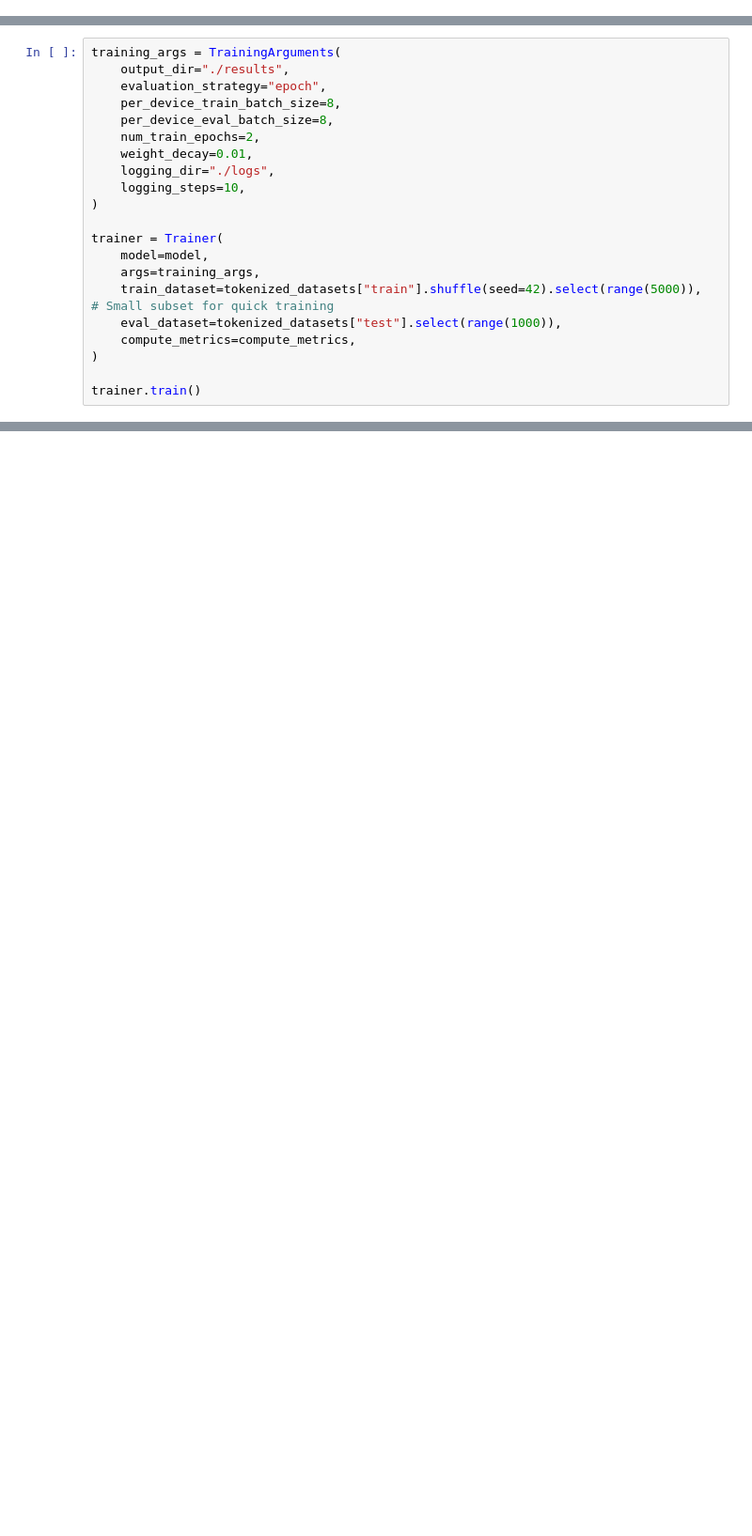
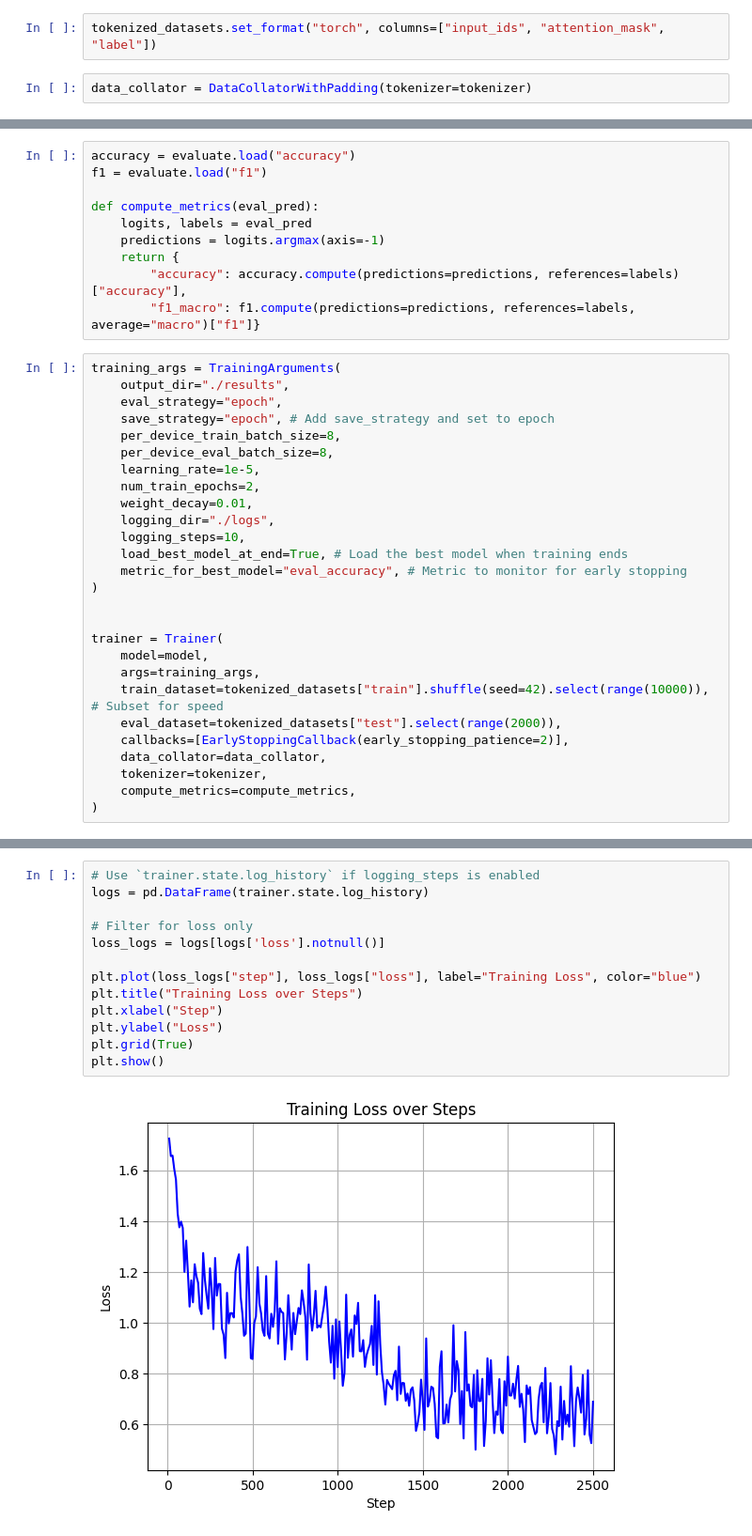
Before and after one commit to sandrabinu3/LLM-BERT, a Jupyter notebook: BERT.ipynb, the cells around one changed output, grey strips where cells are left out. Shown at 94% size. Cells and saved outputs as stored; diff of their text form; blank space fills up the shorter version.

```diff
--- a/BERT.ipynb
+++ b/BERT.ipynb
@@ -43 +138,5 @@ To support symlinks on Windows, you either need to activate Developer Mode or to
+# %%
+tokenized_datasets.set_format("torch", columns=["input_ids", "attention_mask", "label"])
+# %%
+data_collator = DataCollatorWithPadding(tokenizer=tokenizer)
 # %%
@@ -55,21 +147,37 @@ NameError: name 'AutoModelForSequenceClassification' is not defined
+# %%
+accuracy = evaluate.load("accuracy")
+f1 = evaluate.load("f1")
+
+def compute_metrics(eval_pred):
+    logits, labels = eval_pred
+    predictions = logits.argmax(axis=-1)
+    return {
+        "accuracy": accuracy.compute(predictions=predictions, references=labels)["accuracy"],
+        "f1_macro": f1.compute(predictions=predictions, references=labels, average="macro")["f1"]}
 # %%
 training_args = TrainingArguments(
     output_dir="./results",
-    evaluation_strategy="epoch",
+    eval_strategy="epoch",
+    save_strategy="epoch", # Add save_strategy and set to epoch
     per_device_train_batch_size=8,
     per_device_eval_batch_size=8,
+    learning_rate=1e-5,
     num_train_epochs=2,
     weight_decay=0.01,
     logging_dir="./logs",
     logging_steps=10,
+    load_best_model_at_end=True, # Load the best model when training ends
+    metric_for_best_model="eval_accuracy", # Metric to monitor for early stopping
 )
+
 
 trainer = Trainer(
     model=model,
     args=training_args,
-    train_dataset=tokenized_datasets["train"].shuffle(seed=42).select(range(5000)),  # Small subset for quick training
-    eval_dataset=tokenized_datasets["test"].select(range(1000)),
+    train_dataset=tokenized_datasets["train"].shuffle(seed=42).select(range(10000)),  # Subset for speed
+    eval_dataset=tokenized_datasets["test"].select(range(2000)),
+    callbacks=[EarlyStoppingCallback(early_stopping_patience=2)],
+    data_collator=data_collator,
+    tokenizer=tokenizer,
     compute_metrics=compute_metrics,
 )
-
-trainer.train()
@@ -75,0 +238,15 @@ trainer.train()
+# %%
+# Use `trainer.state.log_history` if logging_steps is enabled
+logs = pd.DataFrame(trainer.state.log_history)
+
+# Filter for loss only
+loss_logs = logs[logs['loss'].notnull()]
+
+plt.plot(loss_logs["step"], loss_logs["loss"], label="Training Loss", color="blue")
+plt.title("Training Loss over Steps")
+plt.xlabel("Step")
+plt.ylabel("Loss")
+plt.grid(True)
+plt.show()
+# %% [output]
+[figure, added]
```
Also changed, not shown: parts of 26 cells of this notebook, 18 other files.
